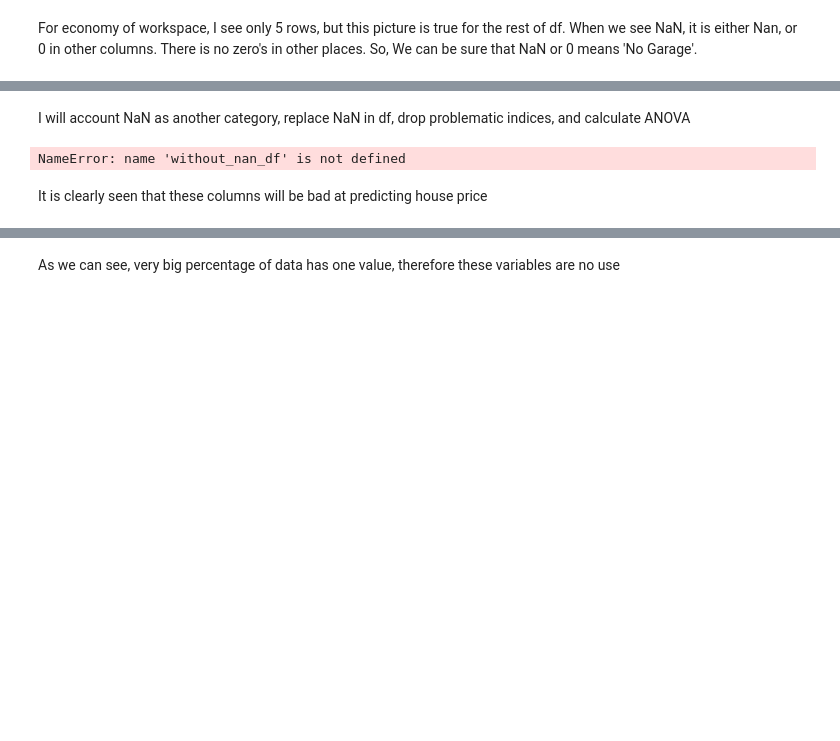
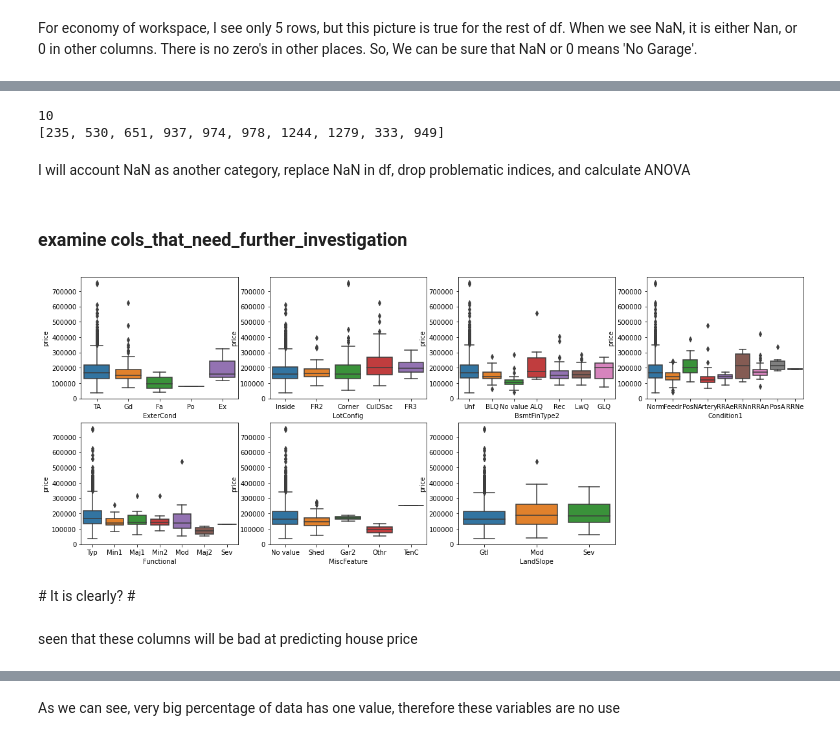
Before and after one commit to Golden-dreamer/kaggle-house, a Jupyter notebook: notebooks/Data exploration.ipynb, the cells around one changed output, grey strips where cells are left out. Cells and saved outputs as stored; diff of their text form; code cells hidden in the pictures; blank space fills up the shorter version.

Commit message:
Refactoring of code. deleted some things that I dont need(func, some descriptions cells).

```diff
--- a/notebooks/Data exploration.ipynb
+++ b/notebooks/Data exploration.ipynb
@@ -1052,10 +1039,9 @@ It seems that thease houses have basements, but data about some columns is missi
 # %%
-indices_to_drop = list(indicies_masvnr) + indices + list(indicies_elec)
+indices_to_drop = list(indicies_masvnr) + indices #+ list(indicies_elec)
 print(len(indices_to_drop))
 print(indices_to_drop)
+# %% [output]
+10
+[235, 530, 651, 937, 974, 978, 1244, 1279, 333, 949]
 # %% [markdown]
 I will account NaN as another category, replace NaN in df, drop problematic indices, and calculate ANOVA
-# %%
-cols_that_need_further_investigation, cols_with_big_F_score, cols_with_low_F_score = score_ANOVA(without_nan_df)
-# %% [output]
-NameError: name 'without_nan_df' is not defined
@@ -1064,7 +1048,13 @@ cols_that_need_further_investigation
+# %% [markdown]
+### examine cols_that_need_further_investigation
 # %%
-make_boxplots(cols_that_need_further_investigation,data=without_nan_df, subplot_size=[5,4,1])
+make_boxplots(cols_that_need_further_investigation,data=replaced_nans, subplot_size=[5,4,1])
+# %% [output]
+[figure, added]
+# %% [markdown]
+\# It is clearly? \#
 # %% [markdown]
-It is clearly seen that these columns will be bad at predicting house price
+seen that these columns will be bad at predicting house price
 # %%
 all_rows = Full_train.shape[0]
 for col_info in cols_that_need_further_investigation:
```
Also changed, not shown: parts of 66 cells of this notebook.
